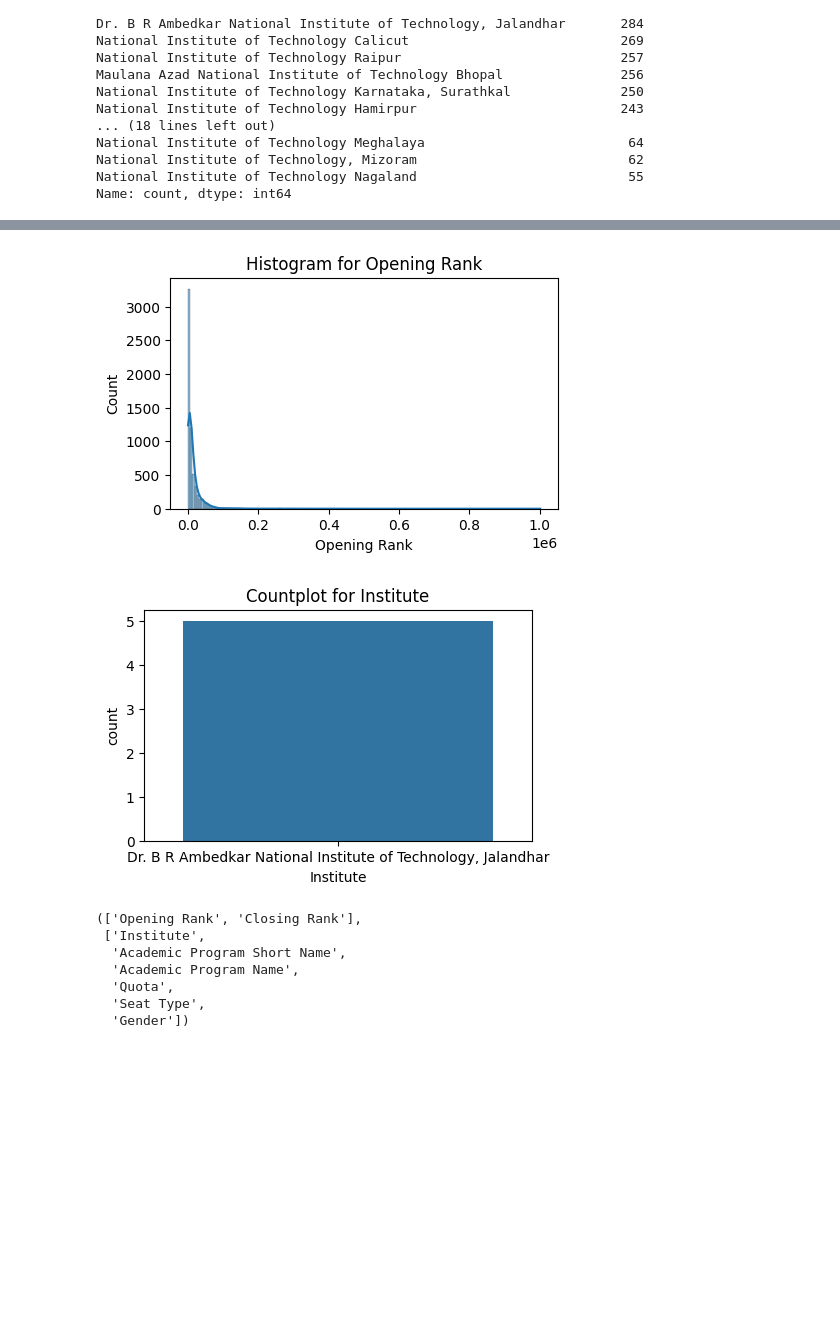
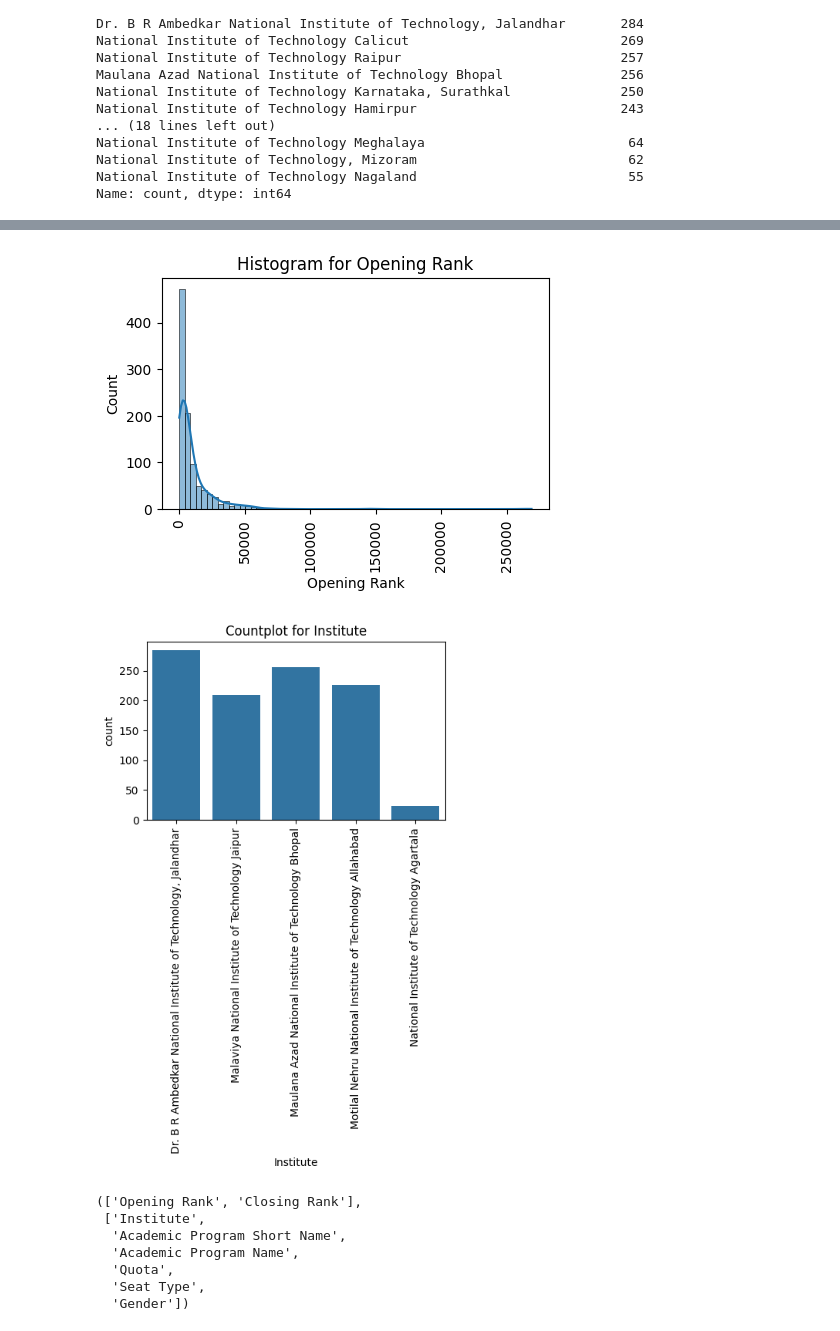
Before and after one commit to deanesh/ML-Wakad-Weekdays-5-7-pm-11th-Dec, a Jupyter notebook: JEE-Mains/Colleges-Analysis/opening-closing-ranks/NIT-Colleges-Open-Close-Ranks-EDA.ipynb, the cells around one changed output, grey strips where cells are left out. Saved outputs shown, nothing was run; the diff lists cells and outputs as text; code cells hidden in the pictures; blank space fills up the shorter version.

```diff
--- a/JEE-Mains/Colleges-Analysis/opening-closing-ranks/NIT-Colleges-Open-Close-Ranks-EDA.ipynb
+++ b/JEE-Mains/Colleges-Analysis/opening-closing-ranks/NIT-Colleges-Open-Close-Ranks-EDA.ipynb
@@ -185,28 +189,29 @@ plt.show()
 # %%
 # Univariate Functions
 def plot_count(df: pd.DataFrame, col: str):
     plt.figure(figsize=(5,3))
     sns.countplot(data=df, x=col)
     plt.title(f'Countplot for {col}')
+    plt.xticks(rotation=90)
     plt.show()
 
 def plot_histogram(df: pd.DataFrame, col: str):
     plt.figure(figsize=(5,3))
     sns.histplot(data=df, x=col, kde=True)
     plt.title(f'Histogram for {col}')
+    plt.xticks(rotation=90)
     plt.show()
 
-
 for col in con:
-    plot_histogram(df, col)
+    plot_histogram(df.head(1000), col)
     break # Just breaking for one column
 
 for col in cat:
-    plot_count(df.head(5), col)
+    plot_count(df.head(1000), col)
     break # Just breaking for one column
 # %% [output]
-[figure, old version]
+[figure, new version]
-[figure, old version]
+[figure, new version]
 # %%
 # Bivariate Analysis
     # Analyze two variables at a time
```
Also changed, not shown: parts of 21 cells of this notebook, 1 other file.
